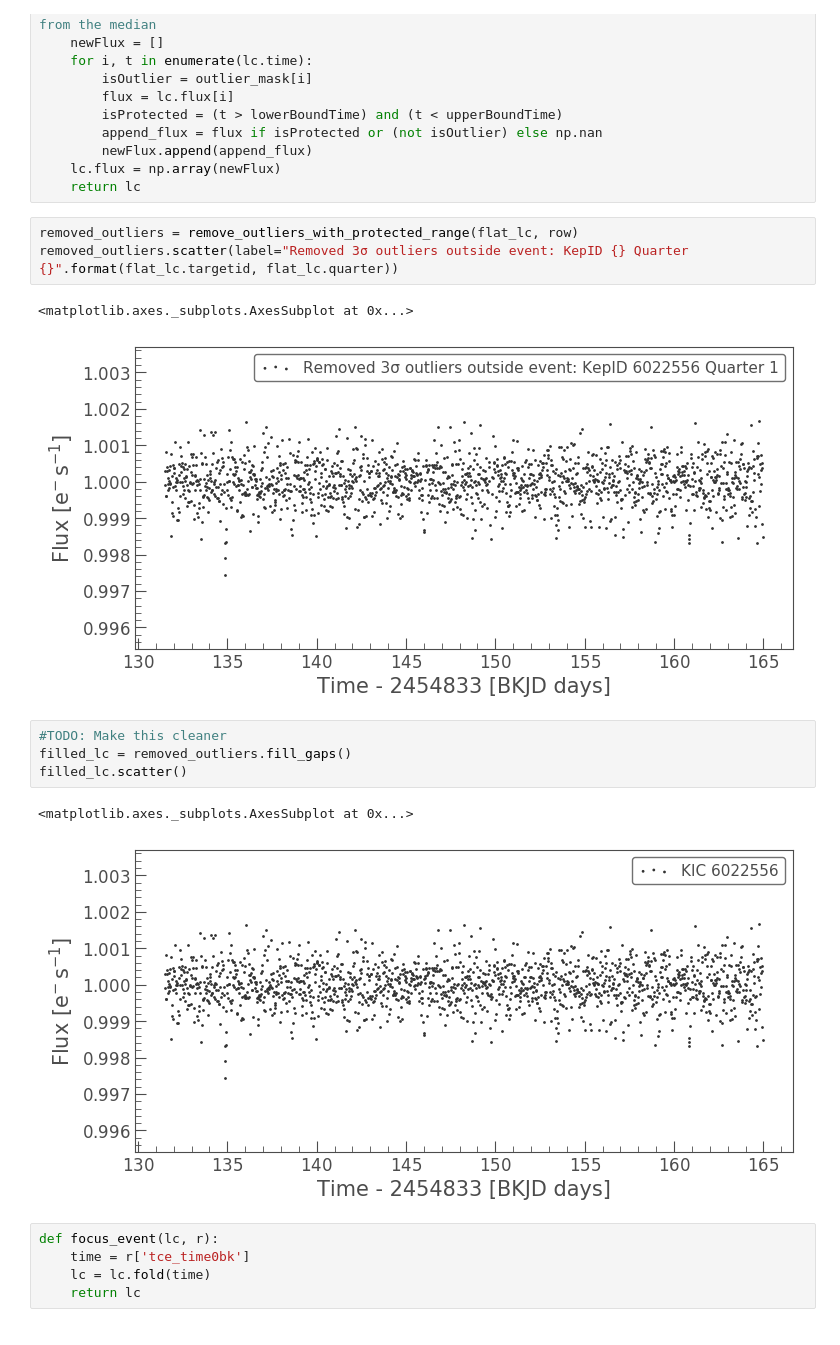
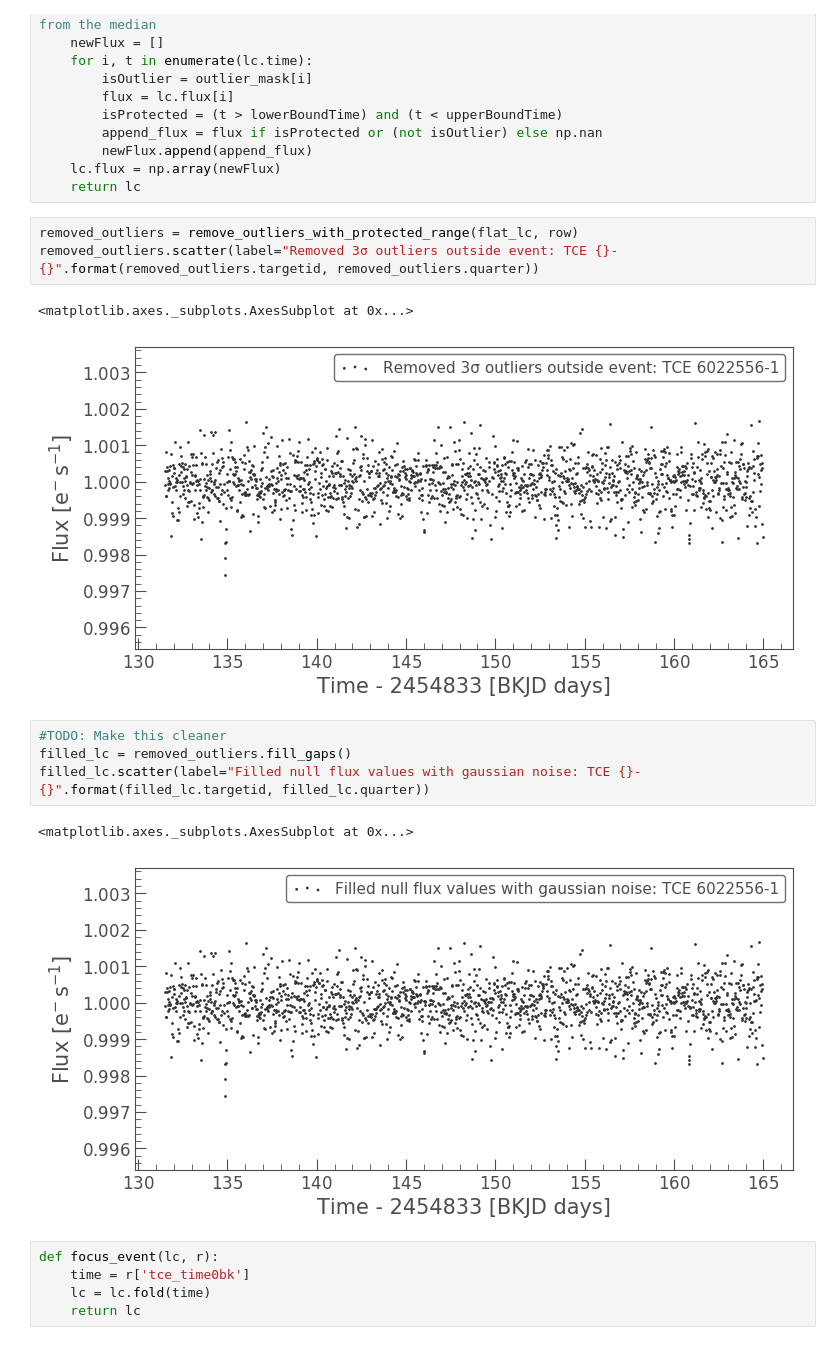
Before and after one commit to ianfowler/PlanetHuntersRepo, a Jupyter notebook: dataCleansing.ipynb, the cells around one changed output. Drawn from its saved outputs; the diff is of its cells as text.

```diff
--- a/dataCleansing.ipynb
+++ b/dataCleansing.ipynb
@@ -161,17 +161,17 @@ def remove_outliers_with_protected_range(lc, r):
     return lc
 # %%
 removed_outliers = remove_outliers_with_protected_range(flat_lc, row)
-removed_outliers.scatter(label="Removed 3σ outliers outside event: KepID {} Quarter {}".format(flat_lc.targetid, flat_lc.quarter))
+removed_outliers.scatter(label="Removed 3σ outliers outside event: TCE {}-{}".format(removed_outliers.targetid, removed_outliers.quarter))
 # %% [output]
 <matplotlib.axes._subplots.AxesSubplot at 0x...>
-[figure, old version]
+[figure, new version]
 # %%
 #TODO: Make this cleaner
 filled_lc = removed_outliers.fill_gaps()
-filled_lc.scatter()
+filled_lc.scatter(label="Filled null flux values with gaussian noise: TCE {}-{}".format(filled_lc.targetid, filled_lc.quarter))
 # %% [output]
 <matplotlib.axes._subplots.AxesSubplot at 0x...>
-[figure, old version]
+[figure, new version]
 # %%
 def focus_event(lc, r):
     time = r['tce_time0bk']
```
Also changed, not shown: parts of 9 cells of this notebook.
